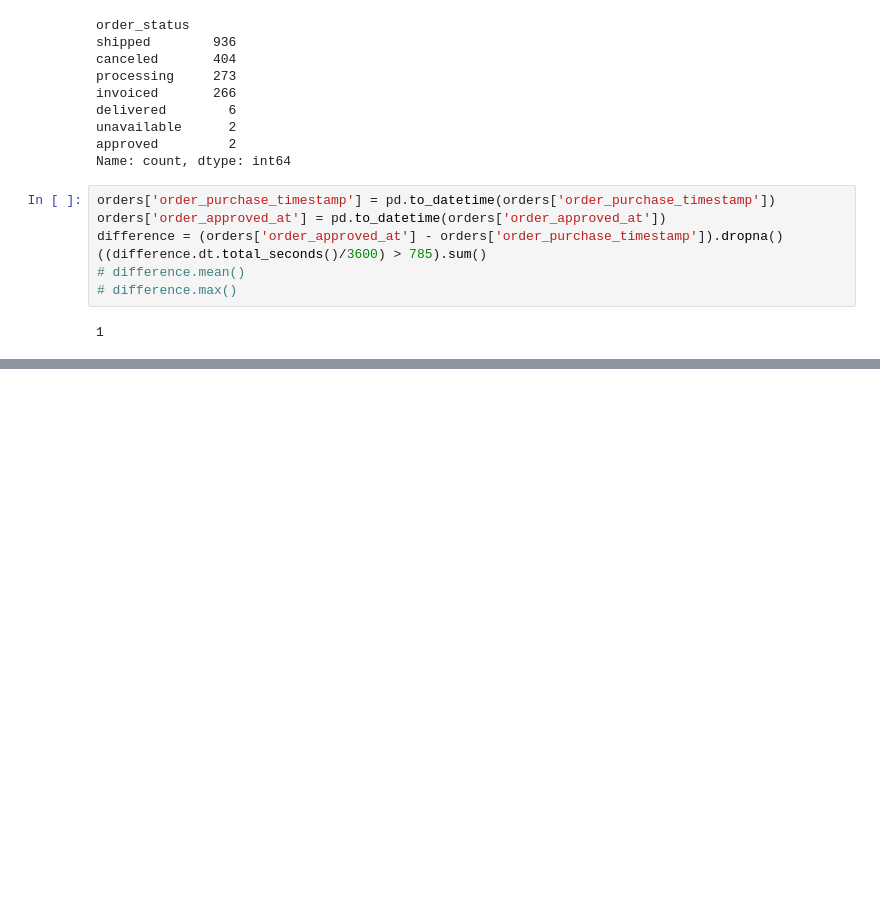
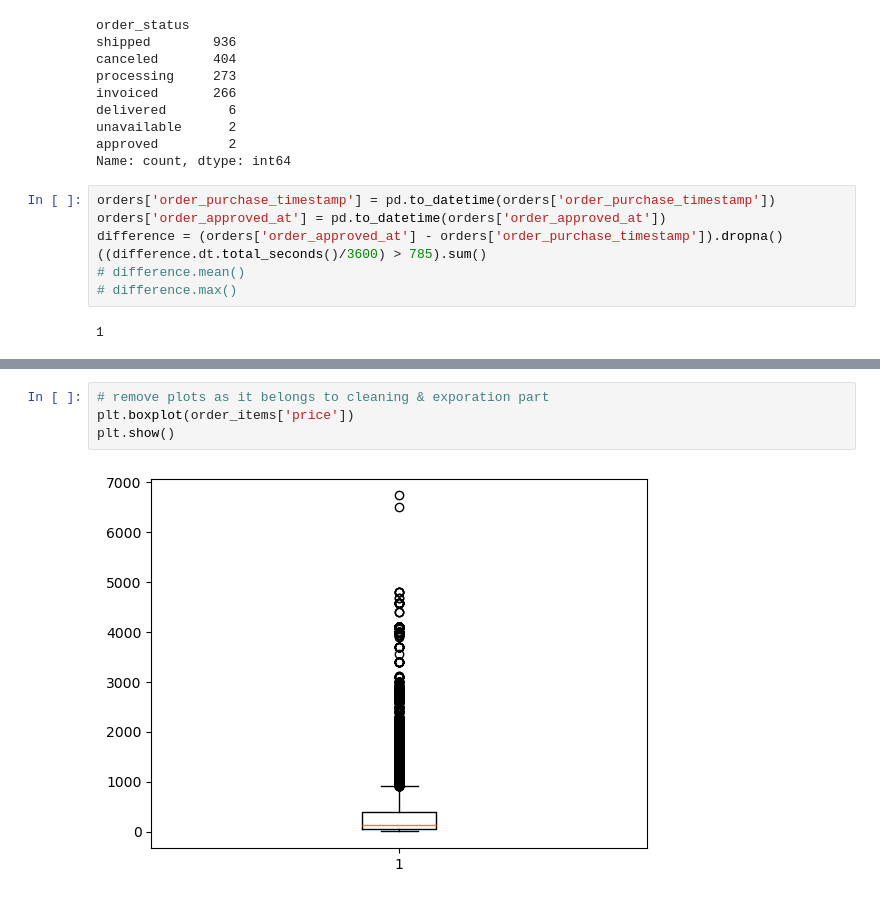
Before and after one commit to JatinY459/ecommerce-data-analysis, a Jupyter notebook: notebooks/01_data_overview.ipynb, the cells around one changed output, grey strips where cells are left out. Drawn from its saved outputs; the diff is of its cells as text; blank space fills up the shorter version.

Commit message:
completed in items, customers & payments in data overview

```diff
--- a/notebooks/01_data_overview.ipynb
+++ b/notebooks/01_data_overview.ipynb
@@ -307,0 +374,6 @@ change this data from previousfile & remove this line leaving an empty line here
+# %%
+# remove plots as it belongs to cleaning & exporation part
+plt.boxplot(order_items['price'])
+plt.show()
+# %% [output]
+[figure, added]
```
Also changed, not shown: parts of 32 cells of this notebook.
